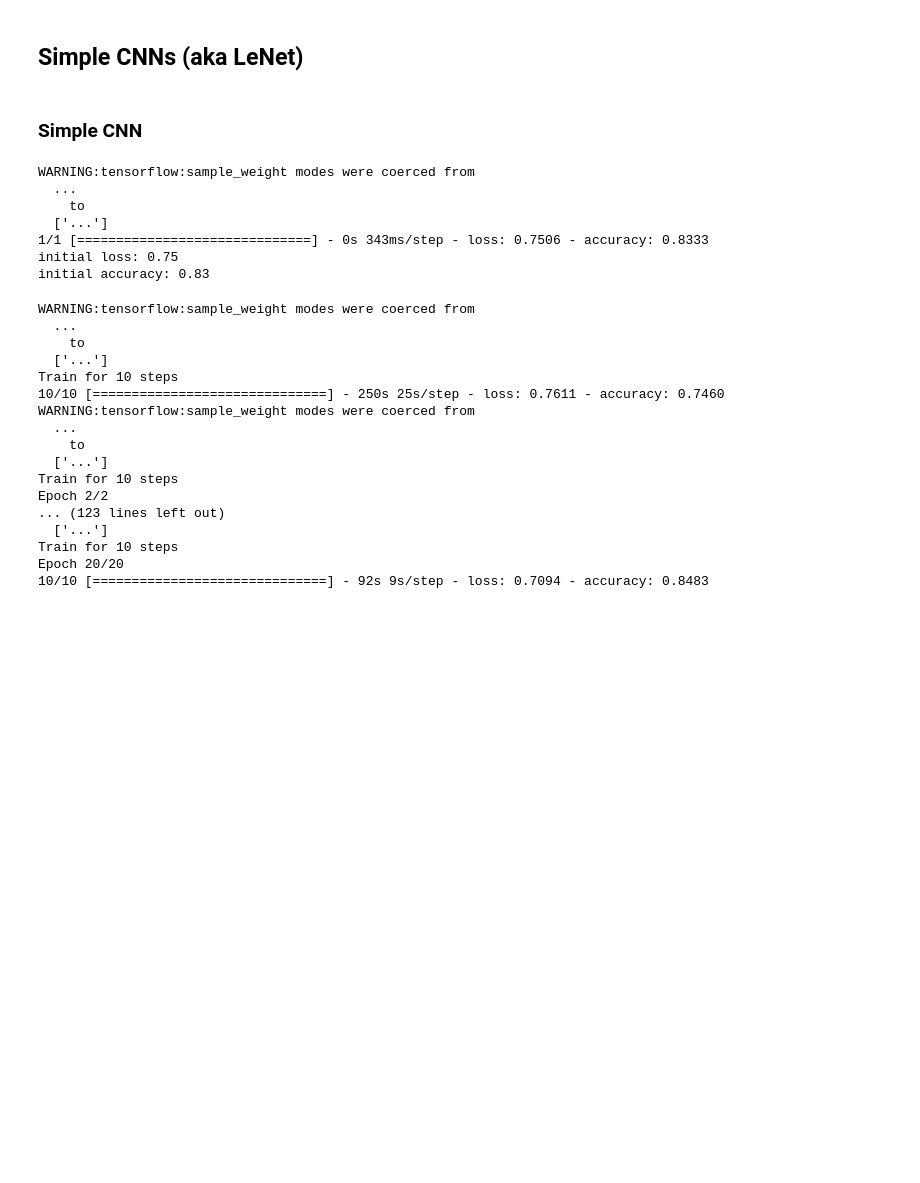
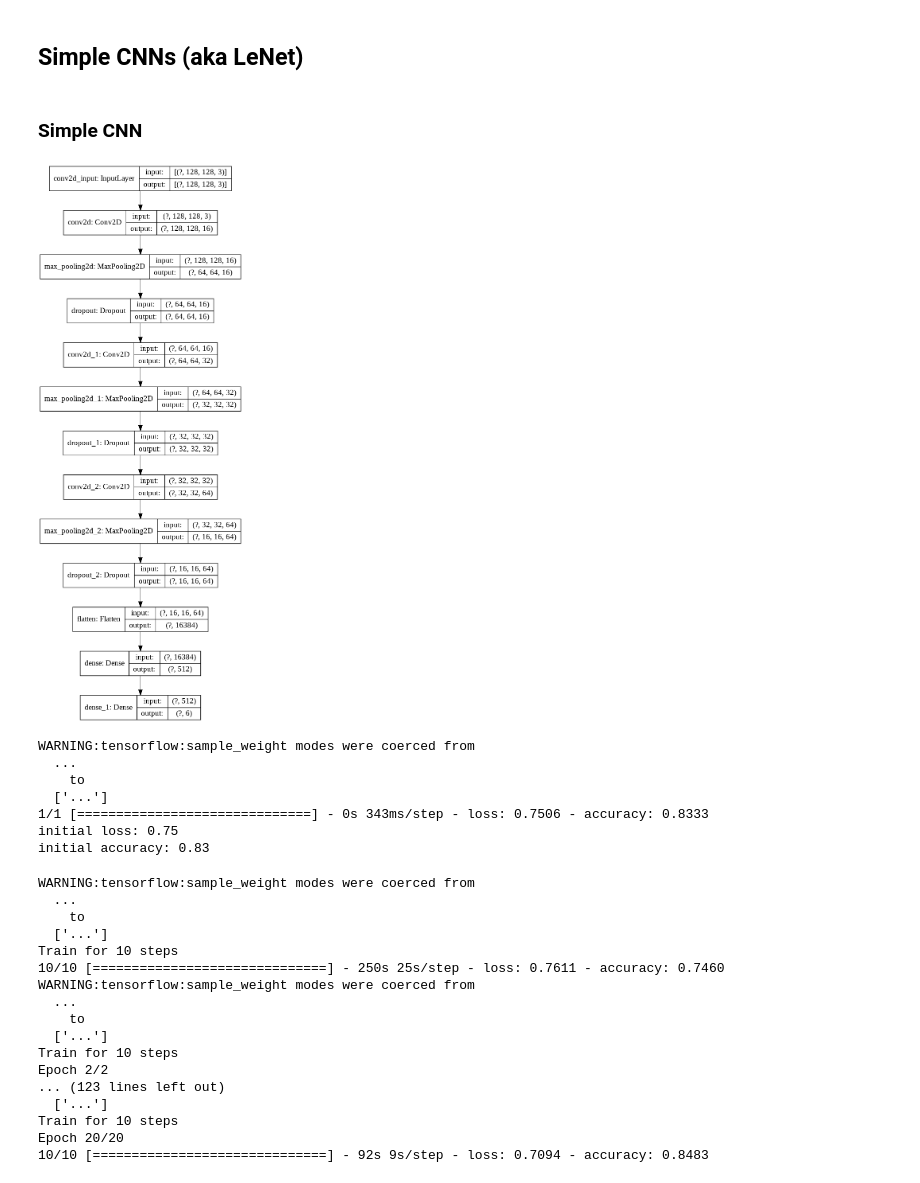
Before and after one commit to JohnBounty/CADLM, a Jupyter notebook: src/Experiments_on_Image_Recognition.ipynb, the cells around one changed output. Cells and saved outputs as stored; diff of their text form; code cells hidden in the pictures; blank space fills up the shorter version.

```diff
--- a/src/Experiments_on_Image_Recognition.ipynb
+++ b/src/Experiments_on_Image_Recognition.ipynb
@@ -616,6 +619,10 @@ base_learning_rate = 0.0001
 model0.compile(optimizer=tf.keras.optimizers.RMSprop(lr=base_learning_rate),
               loss=tf.keras.losses.BinaryCrossentropy(from_logits=True),
               metrics=['accuracy'])
+# %%
+tf.keras.utils.plot_model(model0, 'simple_CNN.png', show_shapes=True)
+# %% [output]
+[figure, added]
 # %%
 loss0,accuracy0 = model0.evaluate(train_data_gen, steps = 1)
 print("initial loss: {:.2f}".format(loss0))
```
Also changed, not shown: parts of 7 cells of this notebook, 10 other files.
